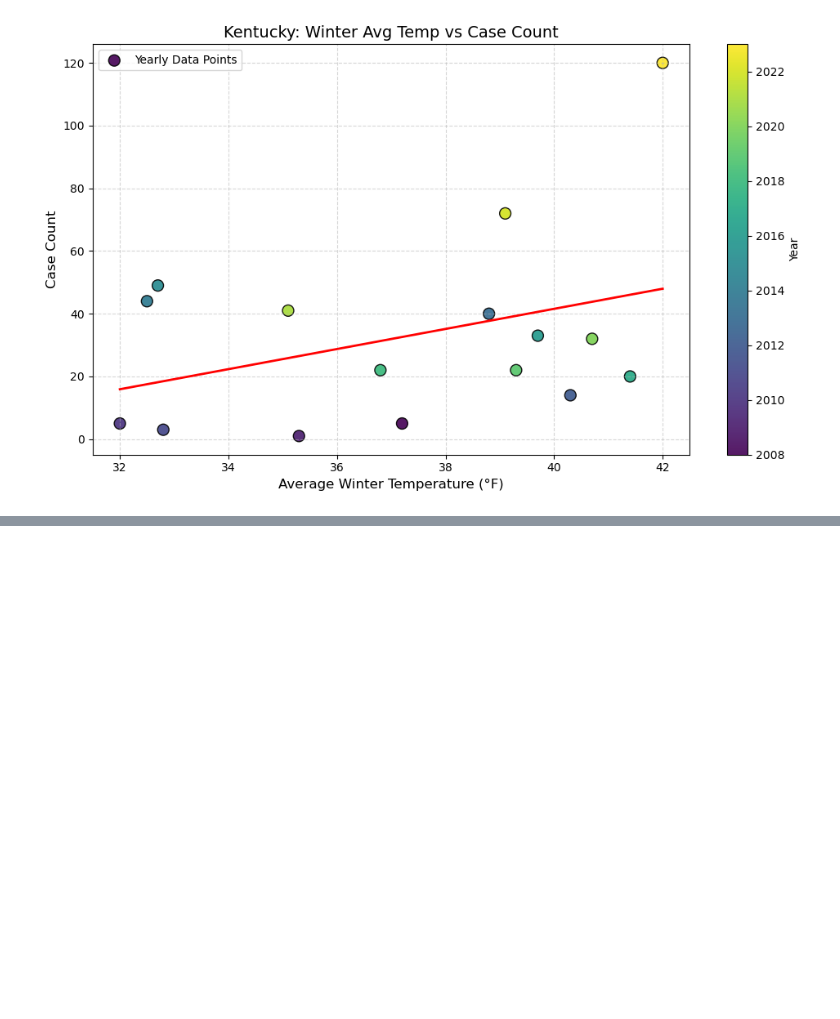
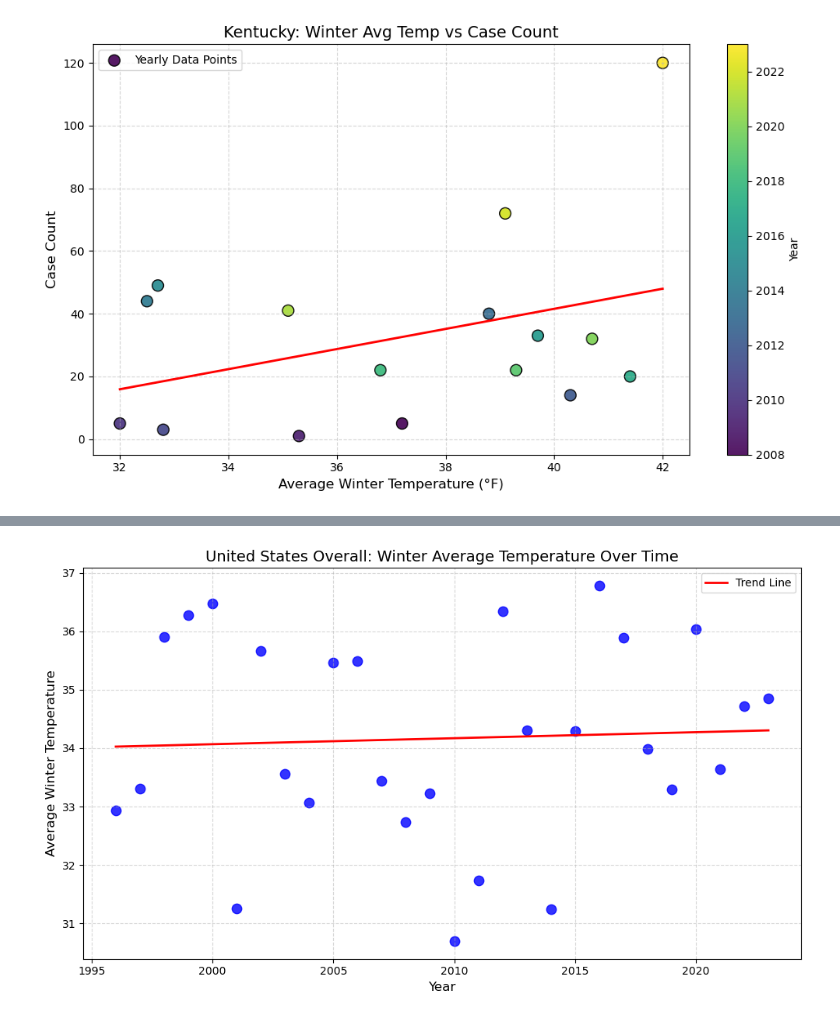
Before and after one commit to dzapata915/Lyme_Disease, a Jupyter notebook: weather_lyme.ipynb, the cells around one changed output, grey strips where cells are left out. Drawn from its saved outputs; the diff is of its cells as text; code cells hidden in the pictures; blank space fills up the shorter version.

```diff
--- a/weather_lyme.ipynb
+++ b/weather_lyme.ipynb
@@ -1174,0 +1217,2 @@ plt.show()
+# %%
+US_winteravg = pd.read_csv('../data/average US temps winter 1996-2023.csv')
@@ -1174,0 +1239,6 @@ plt.show()
+# %%
+US_winteravg['Date'] = US_winteravg['Date'].astype(str)
+# %%
+US_winteravg['Date'] = US_winteravg['Date'].str[:4].astype(int)
+# %%
+US_winteravg.columns=['Year','Avg_Temp']
@@ -1174,0 +1254,22 @@ plt.show()
+# %%
+plt.figure(figsize=(10, 6))
+
+sns.regplot(
+    data=US_winteravg,
+    x='Year',
+    y='Avg_Temp',
+    scatter_kws={'color': 'blue', 's': 80},
+    line_kws={'color': 'red', 'linewidth': 2, 'label': 'Trend Line'},
+    ci=None
+)
+
+
+plt.title('United States Overall: Winter Average Temperature Over Time', fontsize=14)
+plt.xlabel('Year', fontsize=12)
+plt.ylabel('Average Winter Temperature', fontsize=12)
+plt.grid(True, linestyle='--', alpha=0.5)
+plt.legend()
+plt.tight_layout()
+plt.show()
+# %% [output]
+[figure, added]
```
Also changed, not shown: parts of 4 cells of this notebook, 7 other files.
